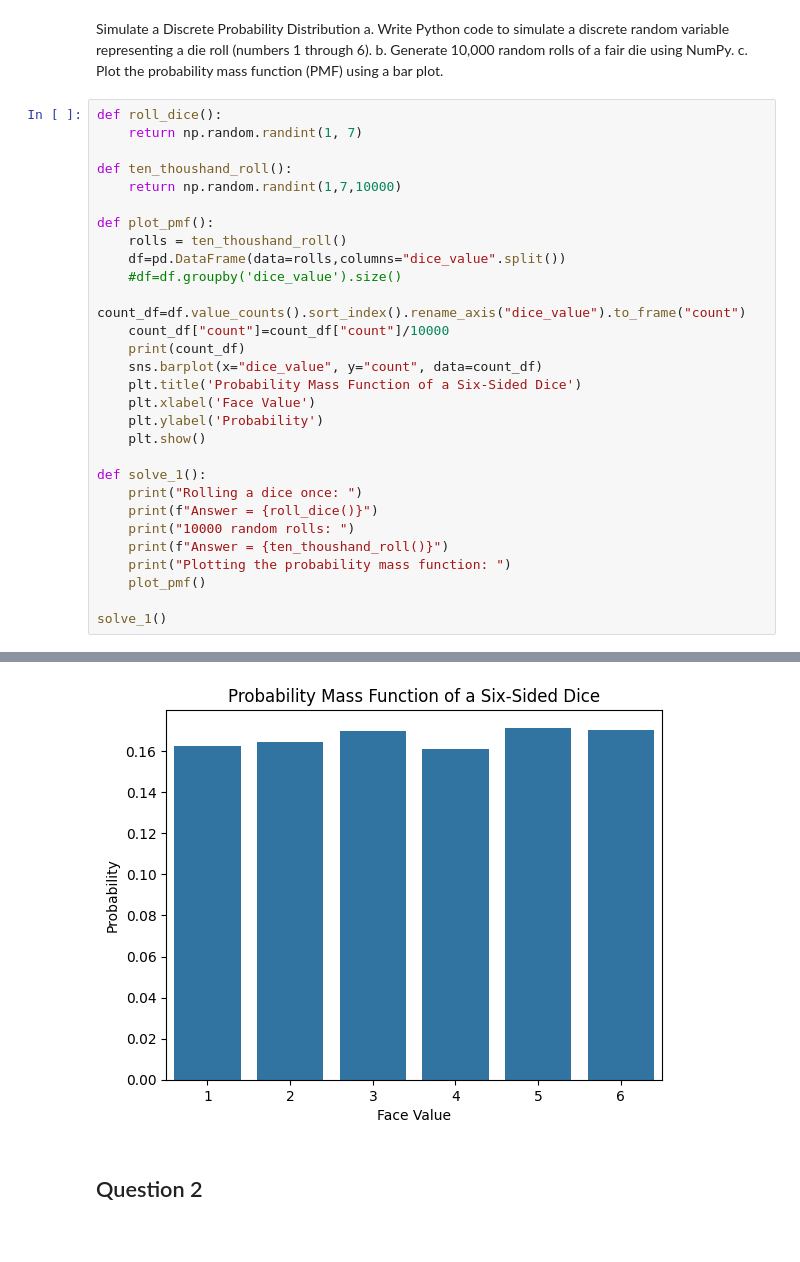
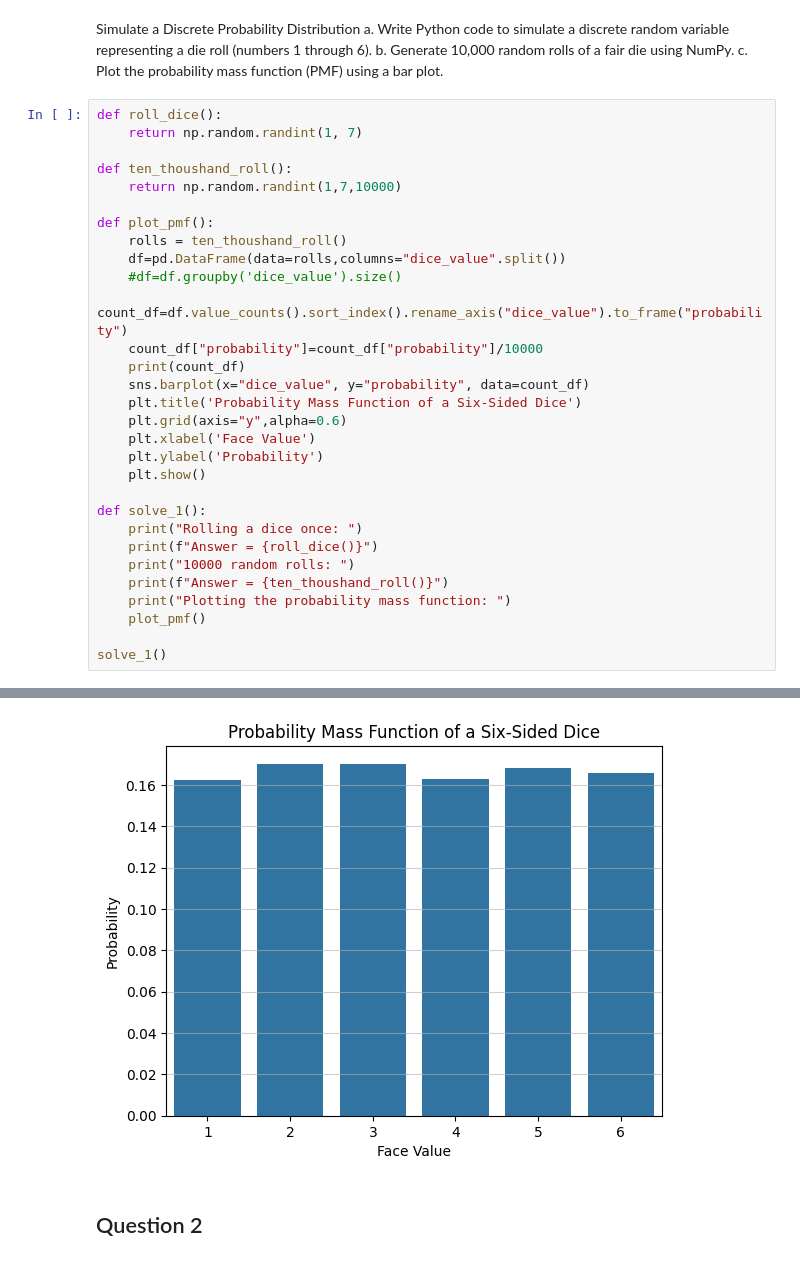
Before and after one commit to ArnabPurkaystha/ai_training, a Jupyter notebook: 11_probability/task.ipynb, the cells around one changed output, grey strips where cells are left out. Drawn from its saved outputs; the diff is of its cells as text.

```diff
--- a/11_probability/task.ipynb
+++ b/11_probability/task.ipynb
@@ -25,11 +25,12 @@ def plot_pmf():
     rolls = ten_thoushand_roll()
     df=pd.DataFrame(data=rolls,columns="dice_value".split())
     #df=df.groupby('dice_value').size()
-    count_df=df.value_counts().sort_index().rename_axis("dice_value").to_frame("count")
-    count_df["count"]=count_df["count"]/10000
+    count_df=df.value_counts().sort_index().rename_axis("dice_value").to_frame("probability")
+    count_df["probability"]=count_df["probability"]/10000
     print(count_df)
-    sns.barplot(x="dice_value", y="count", data=count_df)
+    sns.barplot(x="dice_value", y="probability", data=count_df)
     plt.title('Probability Mass Function of a Six-Sided Dice')
+    plt.grid(axis="y",alpha=0.6)
     plt.xlabel('Face Value')
     plt.ylabel('Probability')
     plt.show()
@@ -60,4 +61,4 @@ dice_value
-[figure, old version]
+[figure, new version]
 # %% [markdown]
 ## Question 2
 # %% [markdown]
```
Also changed, not shown: parts of 6 cells of this notebook, 1 other file.
